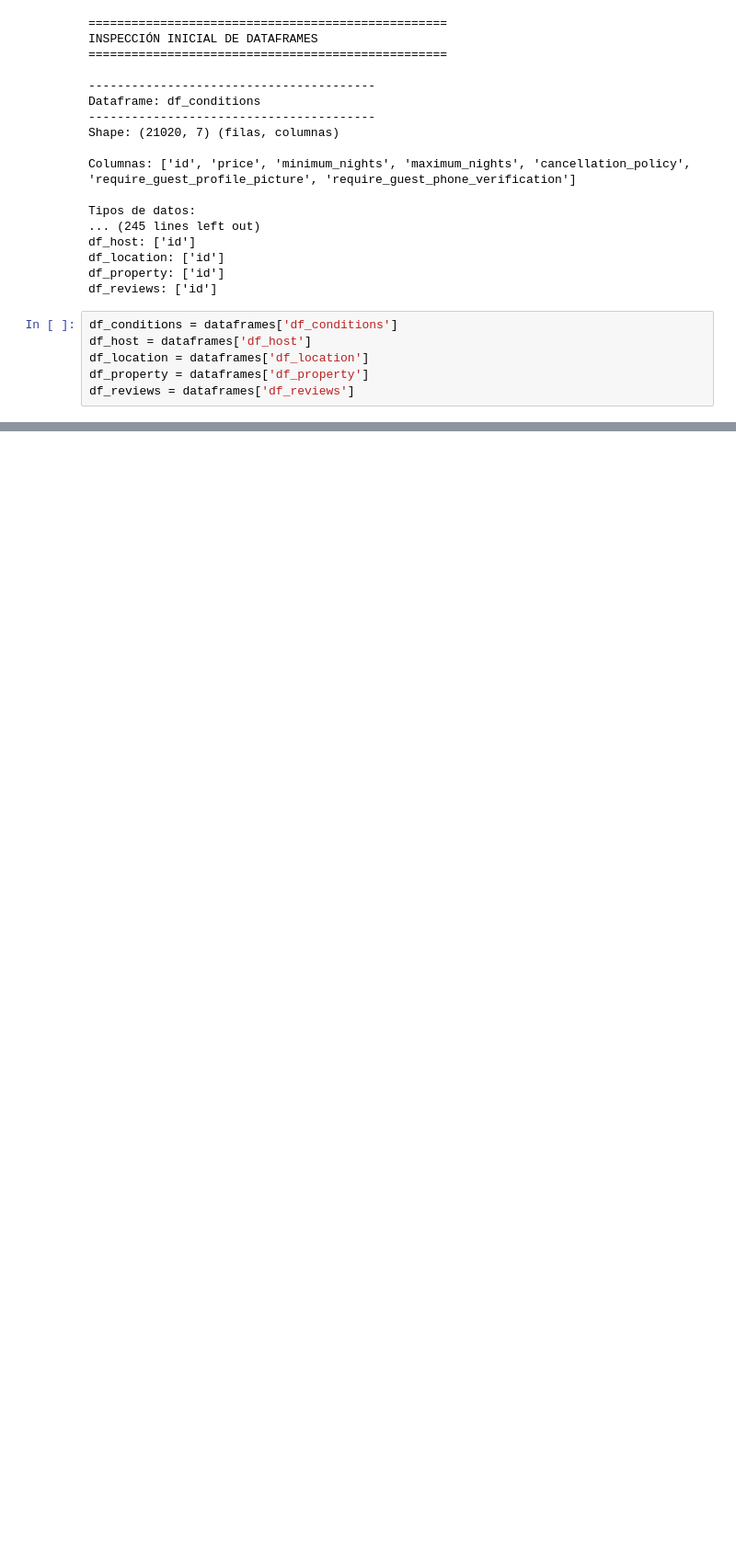
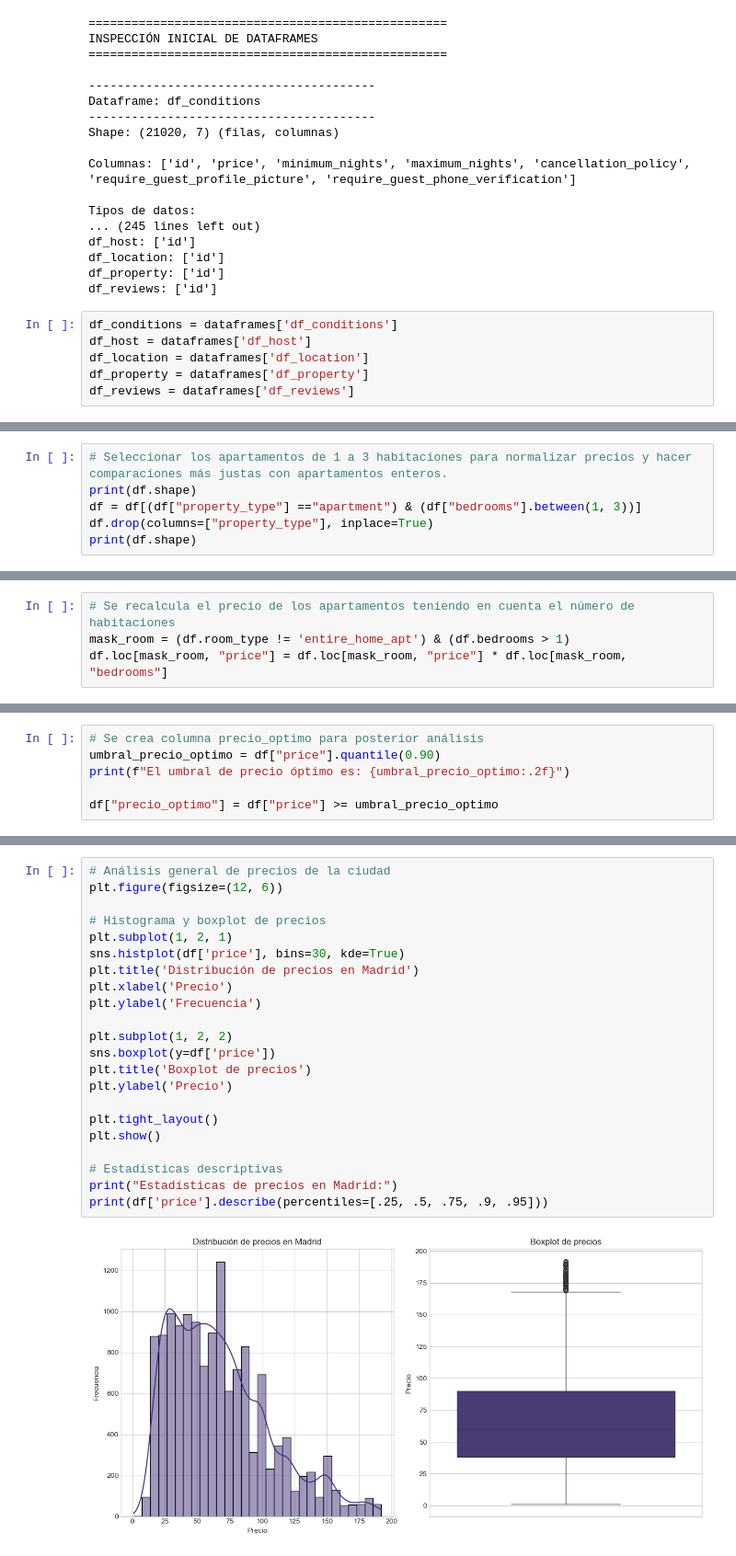
Before and after one commit to BarbaraGamarra/estudio-precios-airbnb-Madrid, a Jupyter notebook: notebooks/airbnb_Madrid.ipynb, the cells around one changed output, grey strips where cells are left out. Shown at 92% size. Cells and saved outputs as stored; diff of their text form; blank space fills up the shorter version.

```diff
--- a/notebooks/airbnb_Madrid.ipynb
+++ b/notebooks/airbnb_Madrid.ipynb
@@ -204,0 +240,6 @@ dtype: int64
+# %%
+# Seleccionar los apartamentos de 1 a 3 habitaciones para normalizar precios y hacer comparaciones más justas con apartamentos enteros.
+print(df.shape)
+df = df[(df["property_type"] =="apartment") & (df["bedrooms"].between(1, 3))]
+df.drop(columns=["property_type"], inplace=True)
+print(df.shape)
@@ -204,0 +249,4 @@ dtype: int64
+# %%
+# Se recalcula el precio de los apartamentos teniendo en cuenta el número de habitaciones
+mask_room = (df.room_type != 'entire_home_apt') & (df.bedrooms > 1)
+df.loc[mask_room, "price"] = df.loc[mask_room, "price"] * df.loc[mask_room, "bedrooms"]
@@ -204,0 +334,6 @@ dtype: int64
+# %%
+# Se crea columna precio_optimo para posterior análisis
+umbral_precio_optimo = df["price"].quantile(0.90)
+print(f"El umbral de precio óptimo es: {umbral_precio_optimo:.2f}")
+
+df["precio_optimo"] = df["price"] >= umbral_precio_optimo
@@ -204,0 +344,24 @@ dtype: int64
+# %%
+# Análisis general de precios de la ciudad
+plt.figure(figsize=(12, 6))
+
+# Histograma y boxplot de precios
+plt.subplot(1, 2, 1)
+sns.histplot(df['price'], bins=30, kde=True)
+plt.title('Distribución de precios en Madrid')
+plt.xlabel('Precio')
+plt.ylabel('Frecuencia')
+
+plt.subplot(1, 2, 2)
+sns.boxplot(y=df['price'])
+plt.title('Boxplot de precios')
+plt.ylabel('Precio')
+
+plt.tight_layout()
+plt.show()
+
+# Estadísticas descriptivas
+print("Estadísticas de precios en Madrid:")
+print(df['price'].describe(percentiles=[.25, .5, .75, .9, .95]))
+# %% [output]
+[figure, added]
```
Also changed, not shown: parts of 17 cells of this notebook.
